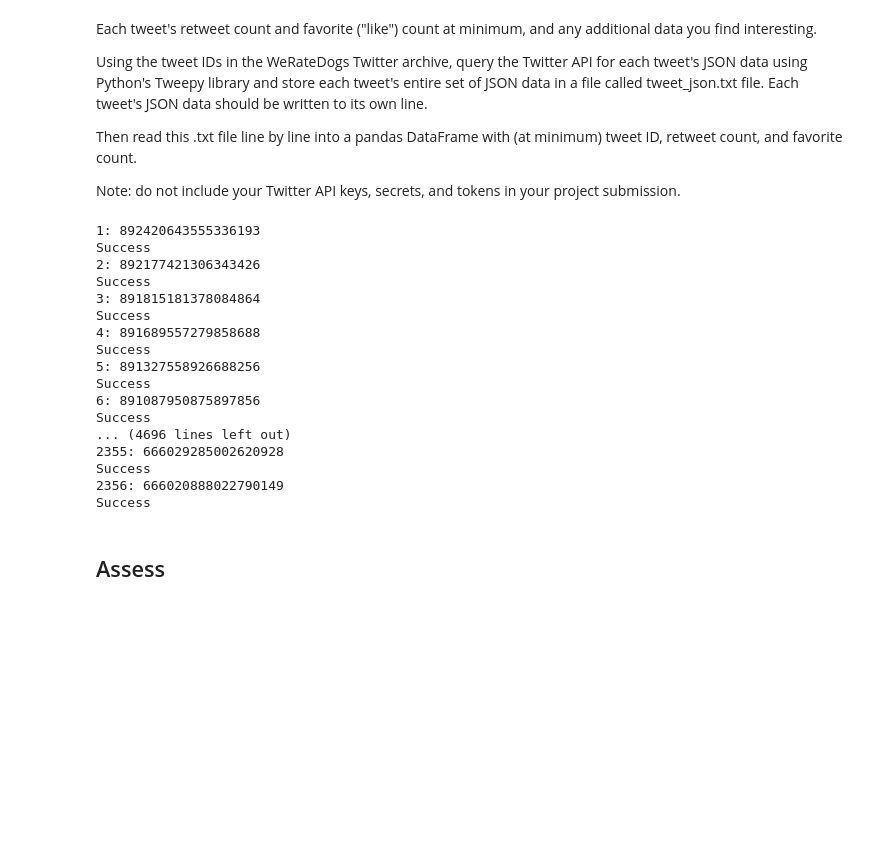
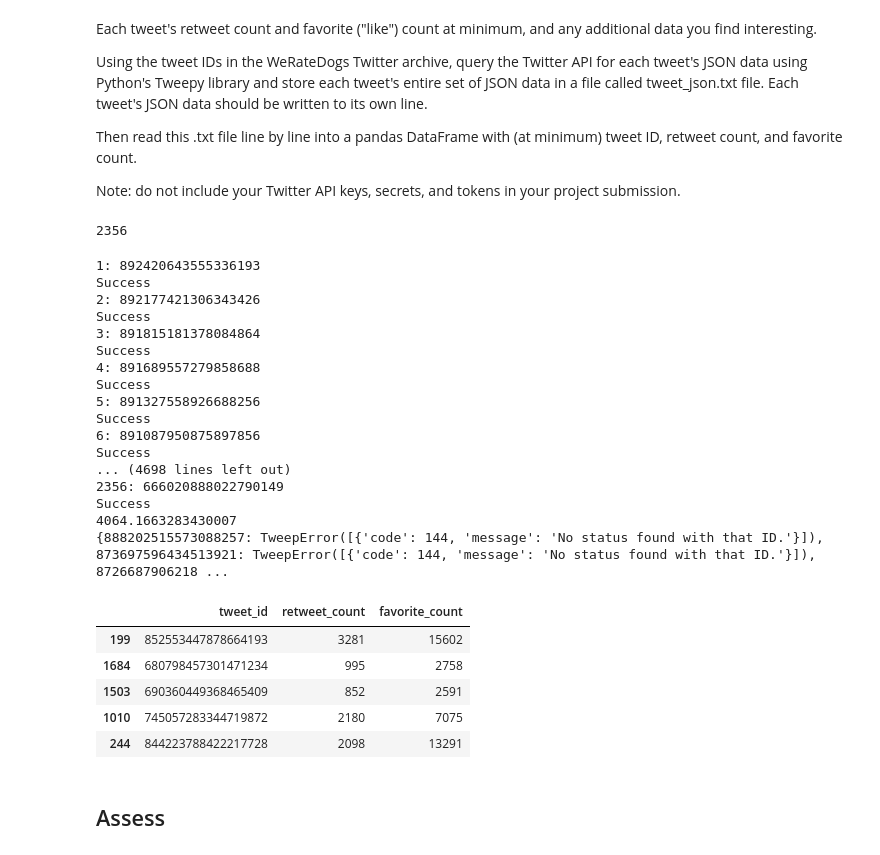
Before and after one commit to omarbassam88/we-rate-dogs, a Jupyter notebook: wrangle_act.ipynb, the cells around one changed output. Drawn from its saved outputs; the diff is of its cells as text; code cells hidden in the pictures; blank space fills up the shorter version.

```diff
--- a/wrangle_act.ipynb
+++ b/wrangle_act.ipynb
@@ -50,12 +50,18 @@ auth = tweepy.OAuthHandler(keys.consumer_key, keys.consumer_secret)
 auth.set_access_token(keys.access_token, keys.access_secret)
 
 api = tweepy.API(auth)
+tweet_ids = df_archive['tweet_id']
+len(tweet_ids)
+# %% [output]
+2356
 # %%
 import json
+from timeit import default_timer as timer
 
-tweet_ids = df_archive['tweet_id']
+count = 0
 fails_dict = {}
-count = 0
+start = timer()
+
 # Save each tweet's returned JSON as a new line in a .txt file
 with open('tweet_json.txt', 'w') as outfile:
     # This loop will likely take 20-30 minutes to run because of Twitter's rate limit
@@ -71,6 +77,10 @@ with open('tweet_json.txt', 'w') as outfile:
             print("Fail")
             fails_dict[tweet_id] = e
             pass
+
+end = timer()
+print(end - start)
+print(fails_dict)
 # %% [output]
 1: 892420643555336193
 Success
@@ -84,10 +94,34 @@ Success
 Success
 6: 891087950875897856
 Success
-... (4696 lines left out)
-2355: 666029285002620928
-Success
+... (4698 lines left out)
 2356: 666020888022790149
 Success
+4064.1663283430007
+{888202515573088257: TweepError([{'code': 144, 'message': 'No status found with that ID.'}]), 873697596434513921: TweepError([{'code': 144, 'message': 'No status found with that ID.'}]), 8726687906218 ...
+# %%
+# read .txt file line by line into a pandas DataFrame
+
+labels = ['tweet_id','retweet_count','favorite_count']
+
+df_api = pd.DataFrame(columns=labels)
+
+with open('tweet_json.txt') as file:
+    for line in file:
+        data = json.loads(line)
+        df_api = df_api.append({
+            'tweet_id':data['id'],
+            'retweet_count':data['retweet_count'],
+            'favorite_count':data['favorite_count']
+            },ignore_index=True)
+
+df_api.sample(5)
+# %% [output]
+|  | tweet_id | retweet_count | favorite_count |
+| 199 | 852553447878664193 | 3281 | 15602 |
+| 1684 | 680798457301471234 | 995 | 2758 |
+| 1503 | 690360449368465409 | 852 | 2591 |
+| 1010 | 745057283344719872 | 2180 | 7075 |
+| 244 | 844223788422217728 | 2098 | 13291 |
 # %% [markdown]
 ## Assess
```
Also changed, not shown: parts of 19 cells of this notebook, 1 other file.
